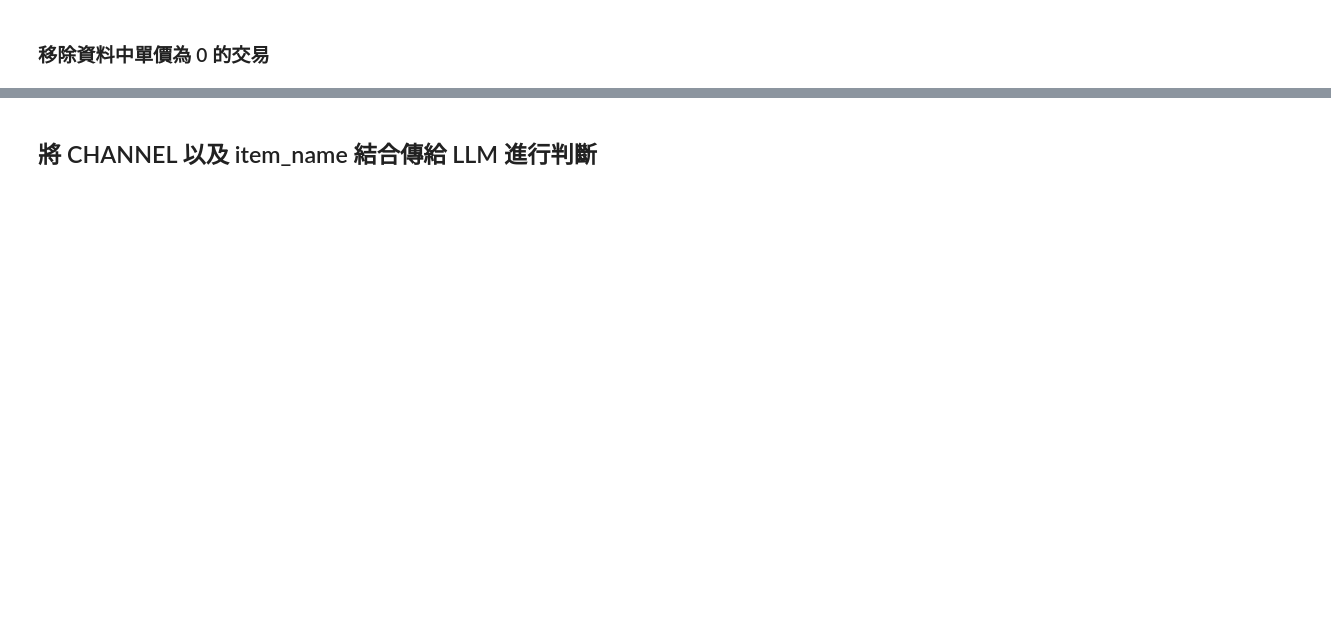
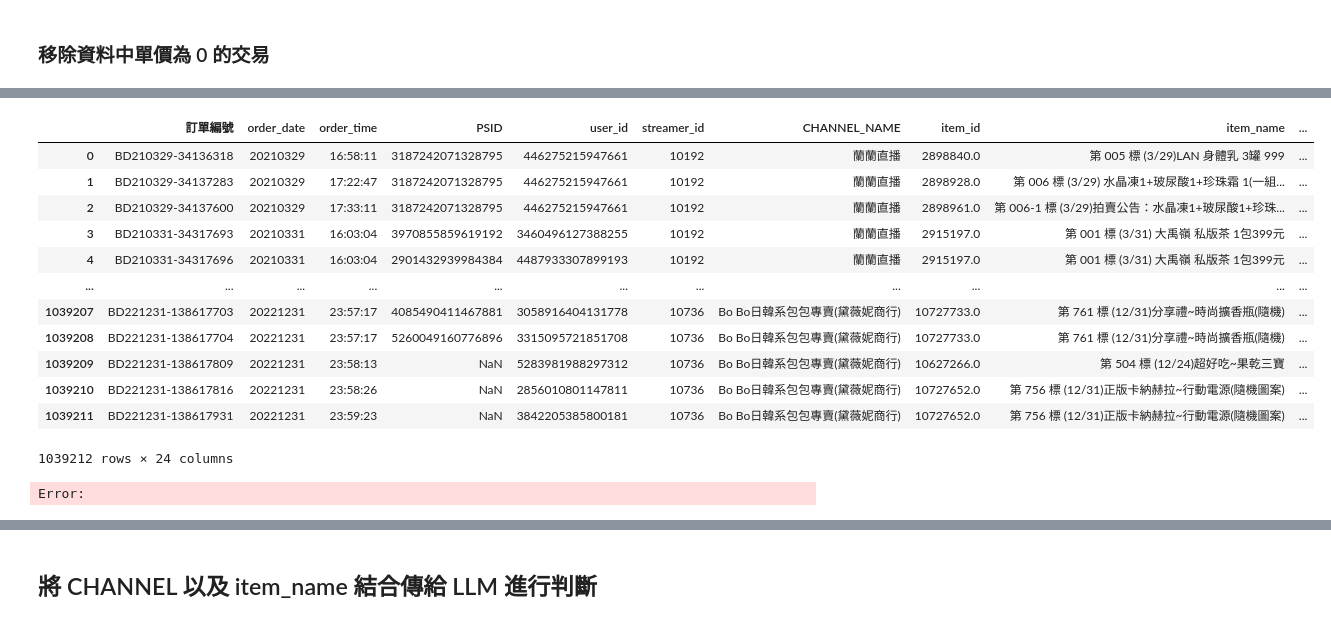
Before and after one commit to Mattis3858/Dynamic-Tripartite-Graph-Neural-Networks-for-Real-Time-Recommendations-in-Live-Streaming-E-Commerce, a Jupyter notebook: data_preprocess.ipynb, the cells around one changed output, grey strips where cells are left out. Cells and saved outputs as stored; diff of their text form; code cells hidden in the pictures; blank space fills up the shorter version.

```diff
--- a/data_preprocess.ipynb
+++ b/data_preprocess.ipynb
@@ -177,0 +240,2 @@ data.tail()
+# %%
+data = pd.read_csv('data/processed_sales_data.csv', encoding='utf-8-sig')
@@ -177,0 +291,17 @@ data.tail()
+# %%
+data
+# %% [output]
+|  | 訂單編號 | order_date | order_time | PSID | user_id | streamer_id | CHANNEL_NAME | item_id | item_name | ... |
+| 0 | BD210329-34136318 | 20210329 | 16:58:11 | 3187242071328795 | 446275215947661 | 10192 | 蘭蘭直播 | 2898840.0 | 第 005 標 (3/29)LAN 身體乳 3罐 999 | ... |
+| 1 | BD210329-34137283 | 20210329 | 17:22:47 | 3187242071328795 | 446275215947661 | 10192 | 蘭蘭直播 | 2898928.0 | 第 006 標 (3/29) 水晶凍1+玻尿酸1+珍珠霜 1(一組... | ... |
+| 2 | BD210329-34137600 | 20210329 | 17:33:11 | 3187242071328795 | 446275215947661 | 10192 | 蘭蘭直播 | 2898961.0 | 第 006-1 標 (3/29)拍賣公告：水晶凍1+玻尿酸1+珍珠... | ... |
+| 3 | BD210331-34317693 | 20210331 | 16:03:04 | 3970855859619192 | 3460496127388255 | 10192 | 蘭蘭直播 | 2915197.0 | 第 001 標 (3/31) 大禹嶺 私版茶 1包399元 | ... |
+| 4 | BD210331-34317696 | 20210331 | 16:03:04 | 2901432939984384 | 4487933307899193 | 10192 | 蘭蘭直播 | 2915197.0 | 第 001 標 (3/31) 大禹嶺 私版茶 1包399元 | ... |
+| ... | ... | ... | ... | ... | ... | ... | ... | ... | ... | ... |
+| 1039207 | BD221231-138617703 | 20221231 | 23:57:17 | 4085490411467881 | 3058916404131778 | 10736 | Bo Bo日韓系包包專賣(黛薇妮商行) | 10727733.0 | 第 761 標 (12/31)分享禮~時尚擴香瓶(隨機) | ... |
+| 1039208 | BD221231-138617704 | 20221231 | 23:57:17 | 5260049160776896 | 3315095721851708 | 10736 | Bo Bo日韓系包包專賣(黛薇妮商行) | 10727733.0 | 第 761 標 (12/31)分享禮~時尚擴香瓶(隨機) | ... |
+| 1039209 | BD221231-138617809 | 20221231 | 23:58:13 | NaN | 5283981988297312 | 10736 | Bo Bo日韓系包包專賣(黛薇妮商行) | 10627266.0 | 第 504 標 (12/24)超好吃~果乾三寶 | ... |
+| 1039210 | BD221231-138617816 | 20221231 | 23:58:26 | NaN | 2856010801147811 | 10736 | Bo Bo日韓系包包專賣(黛薇妮商行) | 10727652.0 | 第 756 標 (12/31)正版卡納赫拉~行動電源(隨機圖案) | ... |
+| 1039211 | BD221231-138617931 | 20221231 | 23:59:23 | NaN | 3842205385800181 | 10736 | Bo Bo日韓系包包專賣(黛薇妮商行) | 10727652.0 | 第 756 標 (12/31)正版卡納赫拉~行動電源(隨機圖案) | ... |
+1039212 rows × 24 columns
+Error:
```
Also changed, not shown: parts of 30 cells of this notebook, 15 other files.
